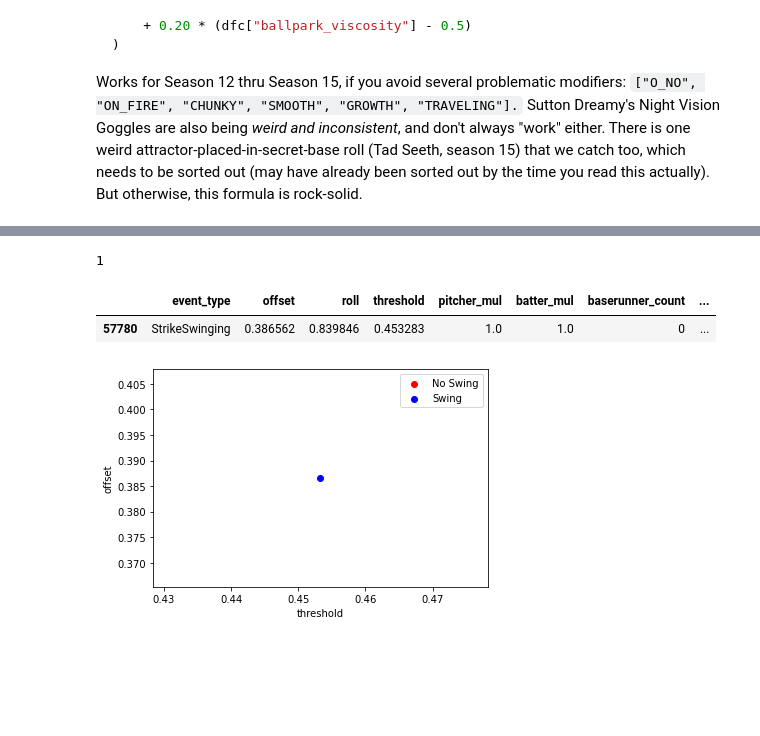
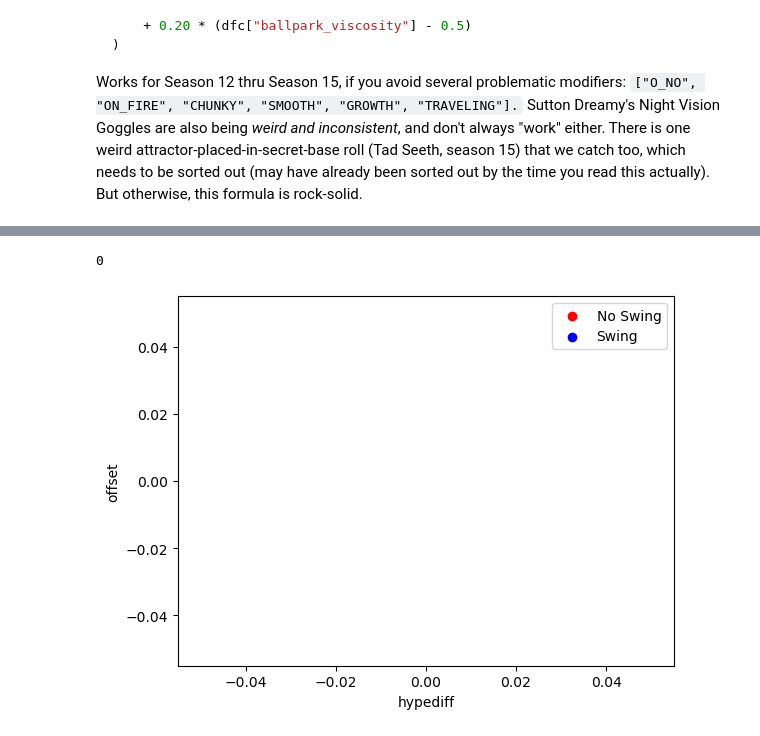
Before and after one commit to xSke/resim, a Jupyter notebook: notebooks/find_roll_formula_swing_on_strike.ipynb, the cells around one changed output, grey strips where cells are left out. Cells and saved outputs as stored; diff of their text form; code cells hidden in the pictures; blank space fills up the shorter version.

Commit message:
swing on strikes with hype but not yet modifiers

```diff
--- a/notebooks/find_roll_formula_swing_on_strike.ipynb
+++ b/notebooks/find_roll_formula_swing_on_strike.ipynb
@@ -106,8 +117,8 @@ def get_batter_mul(row):
     if "HIGH_PRESSURE" in btm:
         if row["weather"] == "Weather.FLOODING" and row["baserunner_count"] > 0:
             mul += 0.25
-    if "SINKING_SHIP" in btm:
-        mul += (14 - row["batting_team_roster_size"]) * 0.01
+    # if "SINKING_SHIP" in btm:
+    #     mul += (14 - row["batting_team_roster_size"]) * 0.01
     if "AFFINITY_FOR_CROWS" in btm and row["weather"] == "Weather.BIRDS":
         mul += 0.5
     if "CHUNKY" in bm and row["weather"] == "Weather.PEANUTS":
@@ -125,4 +136,20 @@ def get_batter_mul(row):
         # this will 100% break if Dreamy gets scattered. And when they lose the old NVGs.
         mul += 0.150
     return mul
+# %%
+df["batter_mul"] = df.apply(get_batter_mul, axis=1)
+df["invpath_vibes"] = (1 - (df["path_scaled"] / df["batter_mul"])) * (1 + 0.2 * df["batter_vibes"])
+
+df["combined_batting"] = 0.25 * (
+    df["div_vibes"]
+    + df["musc_vibes"]
+    + df["invpath_vibes"]
+    + df["thwack_vibes"]
+)
+
+
+
+df["hypediff"] = df["batting_team_hype"] - df["pitching_team_hype"]
+df["hypediff_bvibes"] = df["hypediff"] * (1 + 0.2 * df["batter_vibes"])
+df["hypediff_pvibes"] = df["hypediff"] * (1 + 0.2 * df["pitcher_vibes"])
 # %%
@@ -233,14 +260,15 @@ df["combined_batting"] = 0.25 * (
 dfc = df.copy()
 # for exclude_mod in ["OVERPERFORMING", "UNDERPERFORMING", "HIGH_PRESSURE", "GROWTH", "SINKING_SHIP", "TRAVELING"]:
 # for exclude_mod in ["FLINCH", "O_NO", "ON_FIRE", "GROWTH", "TRAVELING", "CHUNKY", "SMOOTH"]:
-for exclude_mod in ["O_NO", "ON_FIRE", "CHUNKY", "SMOOTH", "GROWTH", "TRAVELING"]:
+for exclude_mod in ["0", "O_NO", "LATE_TO_PARTY", "ON_FIRE", "CHUNKY", "SMOOTH", "GROWTH", "MINIMALIST", "MAXIMALIST",
+                    "SINKING_SHIP", "TRAVELING", "HIGH_PRESSURE", "OVERPERFORMING", "UNDERPERFORMING",]:
     # for exclude_mod in ["O_NO", "CHUNKY", "SMOOTH"]:
     dfc = dfc[~dfc["batter_mods"].astype(str).str.contains(exclude_mod)]
-    # dfc = dfc[~dfc["pitcher_mods"].astype(str).str.contains(exclude_mod)]
-    # dfc = dfc[~dfc["pitching_team_mods"].astype(str).str.contains(exclude_mod)]
+    dfc = dfc[~dfc["pitcher_mods"].astype(str).str.contains(exclude_mod)]
+    dfc = dfc[~dfc["pitching_team_mods"].astype(str).str.contains(exclude_mod)]
     dfc = dfc[~dfc["batting_team_mods"].astype(str).str.contains(exclude_mod)]
 
-
+# dfc = dfc[dfc["hypediff"] == 0]
 # dfc = dfc[dfc['roll'] < 0.95]
 # dfc = dfc[dfc['roll'] > 0.1]
 # dfc = dfc[(dfc['pitcher_mul'] == 1) & (dfc['batter_mul'] == 1)]
@@ -303,7 +419,7 @@ dfc["offset"] = dfc["roll"] - dfc["threshold"]
 outliers = dfc[(dfc["passed"] & (dfc["offset"] >= 0)) | (~dfc["passed"] & (dfc["offset"] <= 0))]
 
 fig, ax = plt.subplots(1)
-x_val = "threshold"
+x_val = "hypediff"
 ax.scatter(
     outliers[~outliers["passed"]][x_val],
     outliers[~outliers["passed"]]["offset"],
@@ -319,40 +435,38 @@ ax.scatter(
 ax.set_xlabel(x_val)
 ax.set_ylabel("offset")
 ax.legend()
 
 table = outliers
 print(len(table))
 table = table[
     [
         "event_type",
         "offset",  # "home_score", "away_score", "top_of_inning", "inning",
         "roll",
         "threshold",
-        "pitcher_mul",
-        "batter_mul",
+        # "pitcher_mul",
+        # "batter_mul",
         "baserunner_count",
         #        "batter_vibes", "pitcher_vibes",
-        "pitcher_ruth_with_vibe",
-        "invpath_with_vibe",
-        "ballpark_viscosity",
+        "ruth_vibes",
+        "invpath_vibes",
+        "viscosity",
         # "batter_musclitude", "batter_divinity", "batter_thwackability", "batter_patheticism",
         "batter_name",
         "pitcher_name",
         "batter_mods",
         "pitcher_mods",
         "batting_team_mods",
         "pitching_team_mods",
         "day",
         "game_id",
         "play_count",
         "weather",
     ]
 ].sort_values("offset", ascending=False)
 # len(table)
 # print(table['offset']/table['threshold'])
-table
+# table
 # %% [output]
-1
+0
-|  | event_type | offset | roll | threshold | pitcher_mul | batter_mul | baserunner_count | ... |
-| 57780 | StrikeSwinging | 0.386562 | 0.839846 | 0.453283 | 1.0 | 1.0 | 0 | ... |
-[figure, old version]
+[figure, new version]
```
Also changed, not shown: parts of 23 cells of this notebook.
